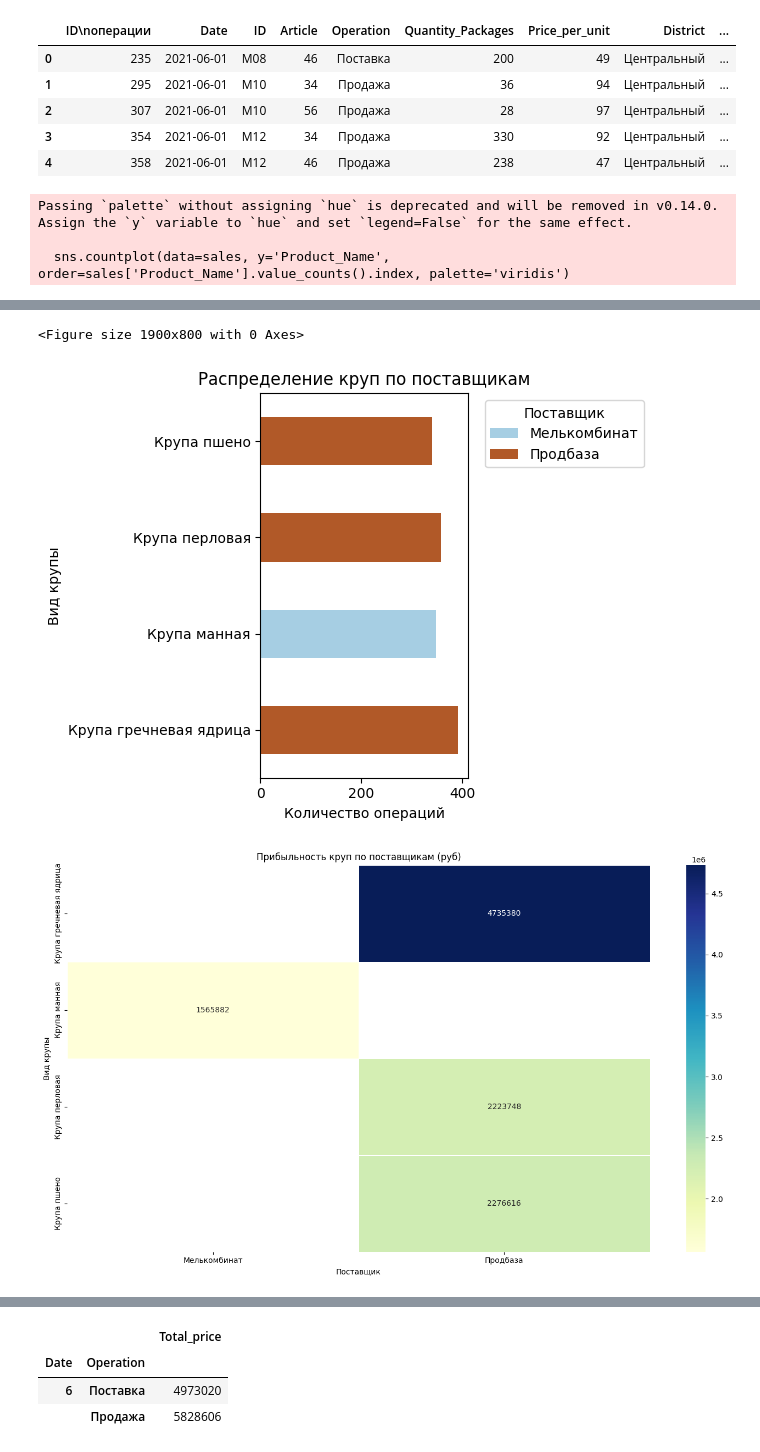
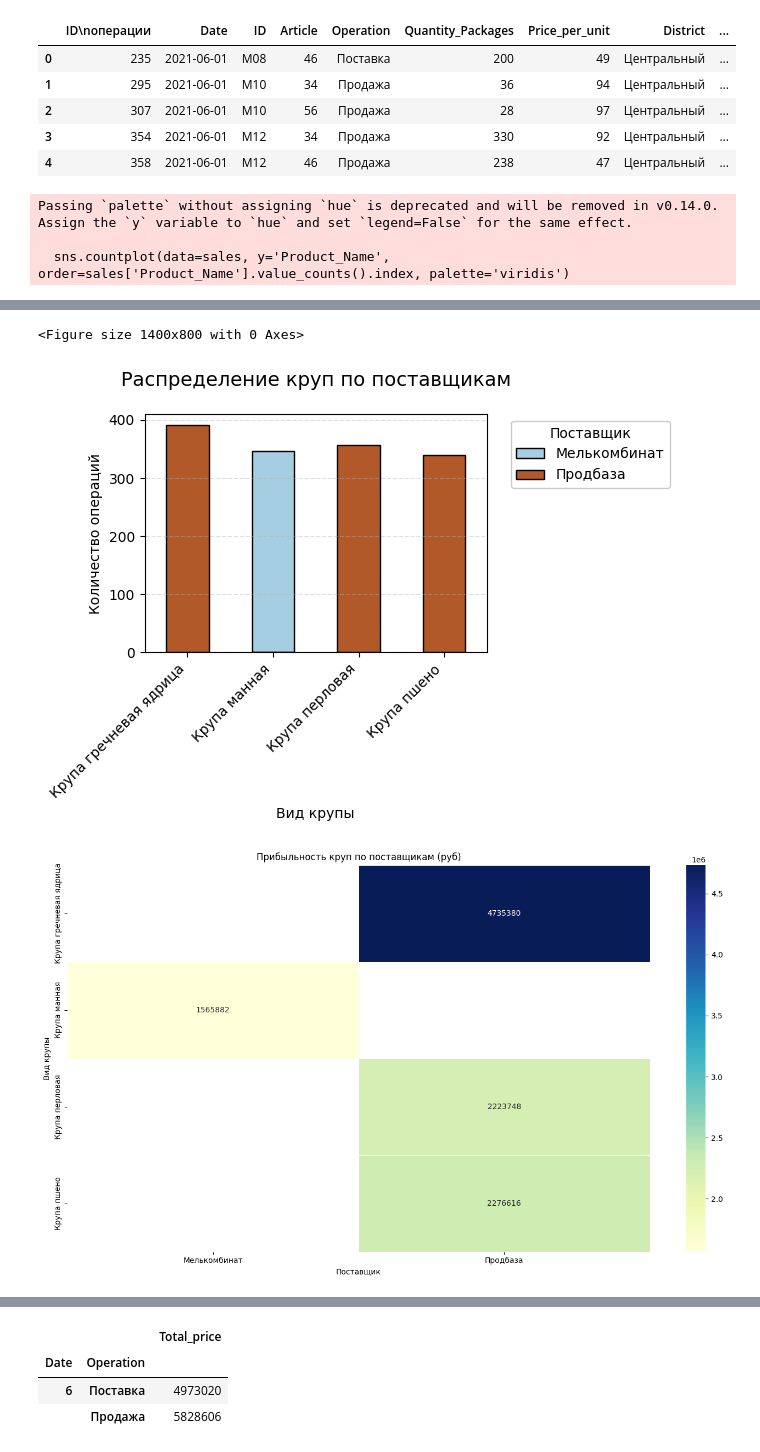
Before and after one commit to ted-d/excel_pandas, a Jupyter notebook: pandas/excel_pr.ipynb, the cells around one changed output, grey strips where cells are left out. Cells and saved outputs as stored; diff of their text form; code cells hidden in the pictures.

```diff
--- a/pandas/excel_pr.ipynb
+++ b/pandas/excel_pr.ipynb
@@ -111,41 +111,43 @@ supplier_counts = sales['Supplier'].value_counts()
 plt.pie(supplier_counts, labels=supplier_counts.index, autopct='%1.1f%%', startangle=90)
 
 plt.title('Распределение поставщиков по количеству поставок')
 
 plt.axis('equal')
 plt.show()
 
 # 3. Комбинированная диаграмма (крупы по поставщикам)
-plt.figure(figsize=(19, 8))
+plt.figure(figsize=(14, 8))
 cross_tab = pd.crosstab(sales['Product_Name'], sales['Supplier'])
-cross_tab.plot(kind='barh', stacked=True, colormap='Paired')
+cross_tab.plot(kind='bar', stacked=True, colormap='Paired', edgecolor='black')
 
-plt.title('Распределение круп по поставщикам')
-plt.xlabel('Количество операций')
-plt.ylabel('Вид крупы')
-plt.legend(title='Поставщик', bbox_to_anchor=(1.05, 1))
+plt.title('Распределение круп по поставщикам', pad=20, fontsize=14)
+plt.ylabel('Количество операций')
+plt.xlabel('Вид крупы')
+plt.legend(title='Поставщик', bbox_to_anchor=(1.05, 1), framealpha=1)
+plt.grid(axis='y', linestyle='--', alpha=0.4)
+plt.xticks(rotation=45, ha='right', fontsize=10)
 plt.tight_layout()
 plt.show()
 # 4 прибыльность по поставщикам
 pivot_profit = sales.pivot_table(values='Total_price',
                                 index='Product_Name',
                                 columns='Supplier',
                                 aggfunc='sum')
 plt.figure(figsize=(14, 8))
 sns.heatmap(pivot_profit, annot=True, fmt='.0f', cmap='YlGnBu', linewidths=0.5)
 plt.title('Прибыльность круп по поставщикам (руб)')
 plt.xlabel('Поставщик')
 plt.ylabel('Вид крупы')
 plt.tight_layout()
 plt.show()
 # %% [output]
 Passing `palette` without assigning `hue` is deprecated and will be removed in v0.14.0. Assign the `y` variable to `hue` and set `legend=False` for the same effect.
 
   sns.countplot(data=sales, y='Product_Name', order=sales['Product_Name'].value_counts().index, palette='viridis')
 [figure]
 [figure]
-<Figure size 1900x800 with 0 Axes>
+<Figure size 1400x800 with 0 Axes>
-[figure, old version]
+[figure, new version]
 [figure]
 # %% [markdown]
 ## Пояснения:
```
Also changed, not shown: parts of 1 cell of this notebook.
